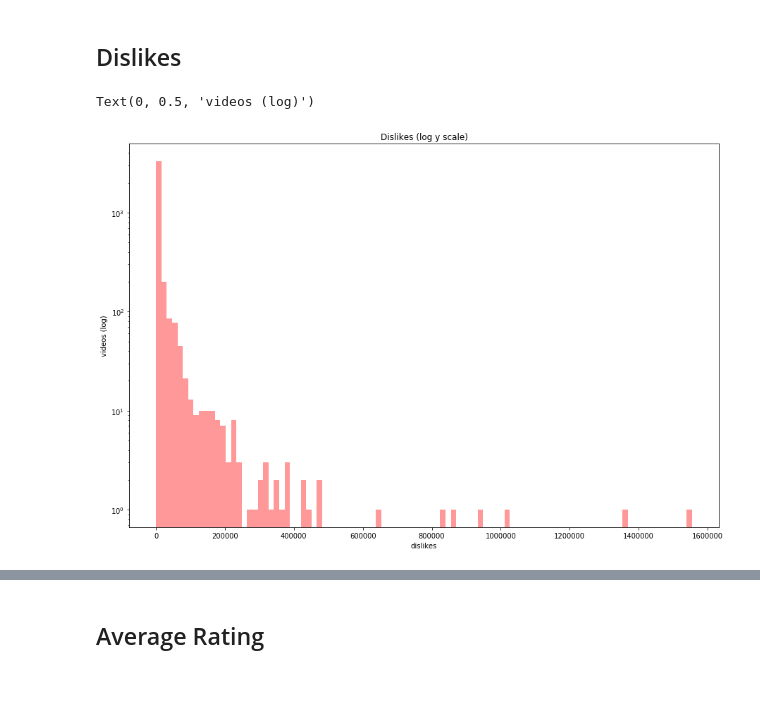
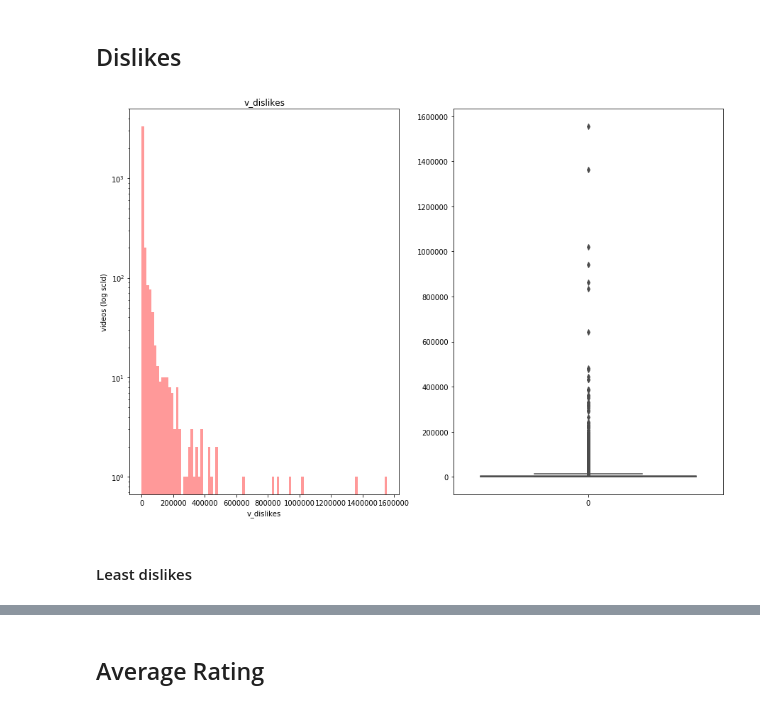
Before and after one commit to AlexRaschl/PR_data_science, a Jupyter notebook: src/eda/video_meta_eda.ipynb, the cells around one changed output, grey strips where cells are left out. Saved outputs shown, nothing was run; the diff lists cells and outputs as text; code cells hidden in the pictures.

```diff
--- a/src/eda/video_meta_eda.ipynb
+++ b/src/eda/video_meta_eda.ipynb
@@ -102,12 +129,8 @@ Text(0, 0.5, 'videos (log)')
 # %% [markdown]
 ## Dislikes
-# %%
-fig, ax = plt.subplots(figsize=(15,10))
-ax.set(yscale='log')
-sns.distplot(df['v_dislikes'].to_numpy(), bins=100, color='red', kde=False)
-plt.title('Dislikes (log y scale)')
-plt.xlabel('dislikes')
-plt.ylabel('videos (log)')
-# %% [output]
-Text(0, 0.5, 'videos (log)')
-[figure, removed]
+# %%
+plot_attribute('v_dislikes', 'log', color='red')
+# %% [output]
+[figure, added]
+# %% [markdown]
+#### Least dislikes
```
Also changed, not shown: parts of 15 cells of this notebook.
